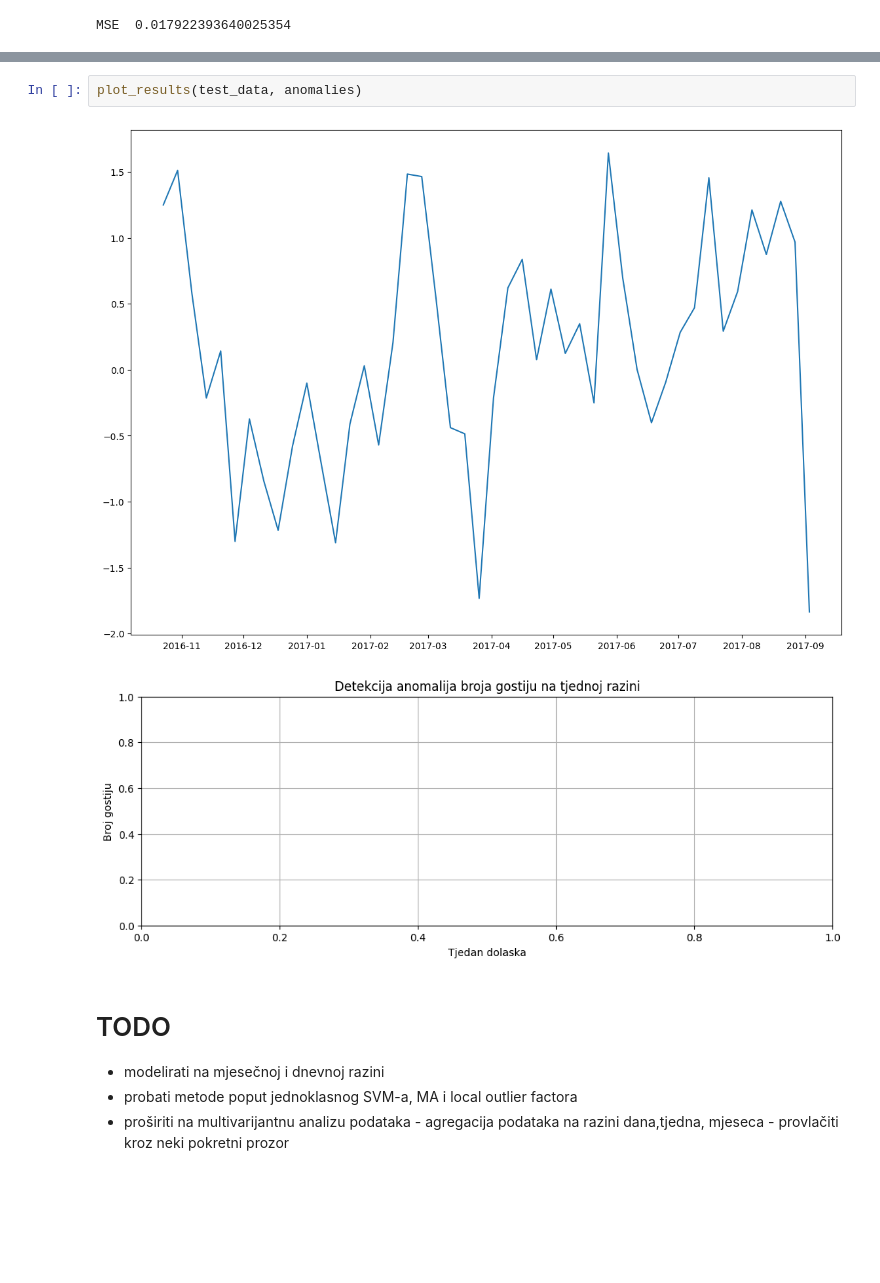
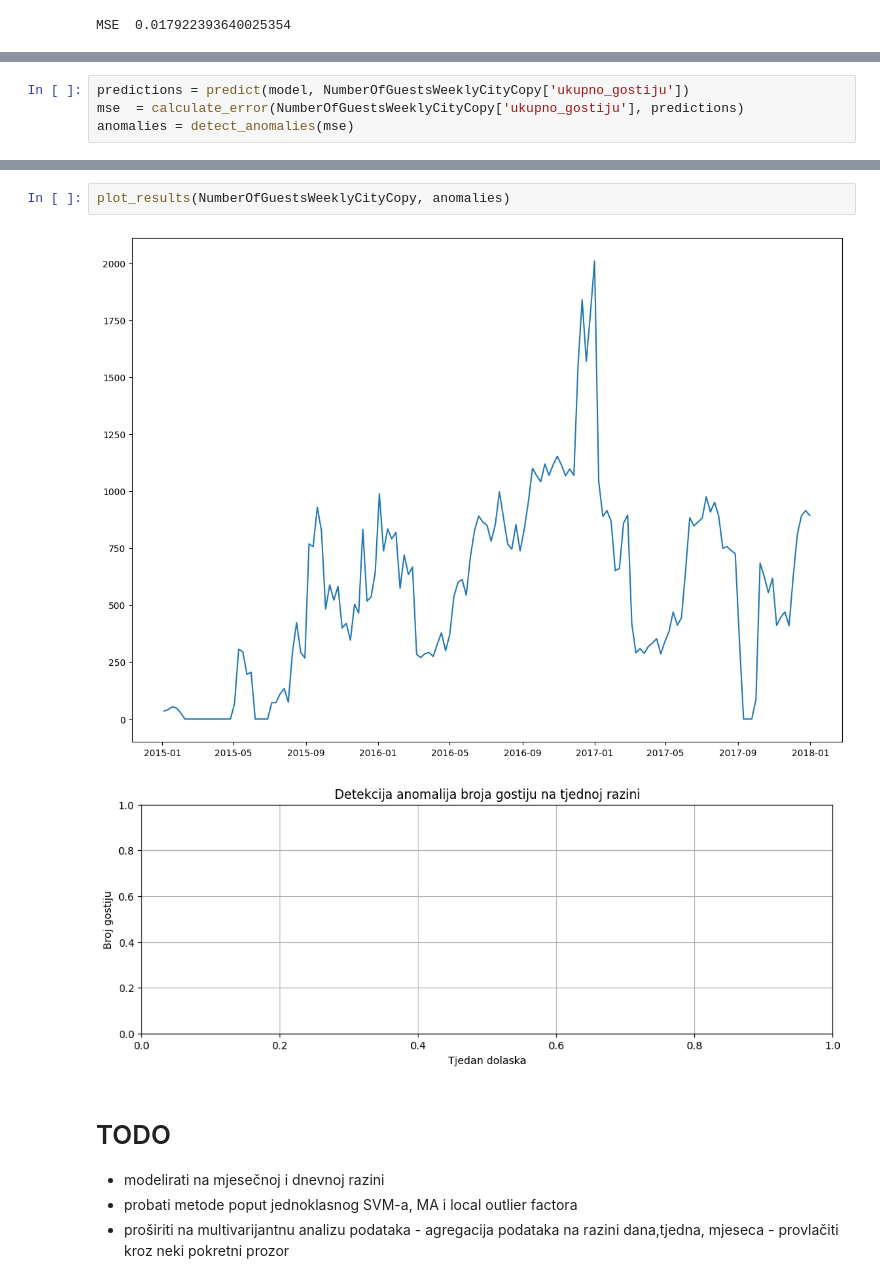
Before and after one commit to MarkoHaralovic/Prediction-of-Hotel-Occupancy, a Jupyter notebook: prediction-of-hotel-occupancy/notebooks/anomaly_detection_univariate_ts.ipynb, the cells around one changed output, grey strips where cells are left out. Drawn from its saved outputs; the diff is of its cells as text; blank space fills up the shorter version.

Commit message:
Added LSTM autoencoders for anomaly detection, but no anomalies are found

```diff
--- a/prediction-of-hotel-occupancy/notebooks/anomaly_detection_univariate_ts.ipynb
+++ b/prediction-of-hotel-occupancy/notebooks/anomaly_detection_univariate_ts.ipynb
@@ -424,0 +421,4 @@ Threshold =  0.02
+# %%
+predictions = predict(model, NumberOfGuestsWeeklyCityCopy['ukupno_gostiju'])
+mse  = calculate_error(NumberOfGuestsWeeklyCityCopy['ukupno_gostiju'], predictions)
+anomalies = detect_anomalies(mse)
@@ -425,7 +428,7 @@ Threshold =  0.02
 # %%
-plot_results(test_data, anomalies)
+plot_results(NumberOfGuestsWeeklyCityCopy, anomalies)
 # %% [output]
-[figure, old version]
+[figure, new version]
 [figure]
 # %% [markdown]
 # TODO
```
Also changed, not shown: parts of 2 cells of this notebook.
